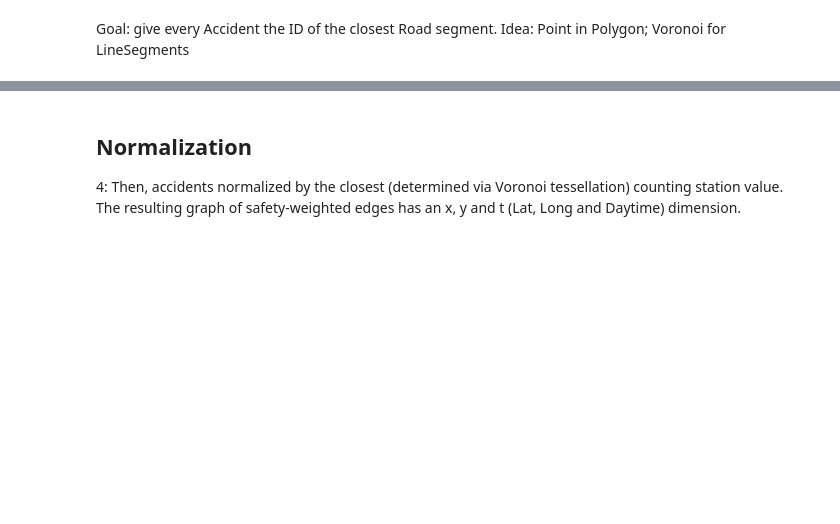
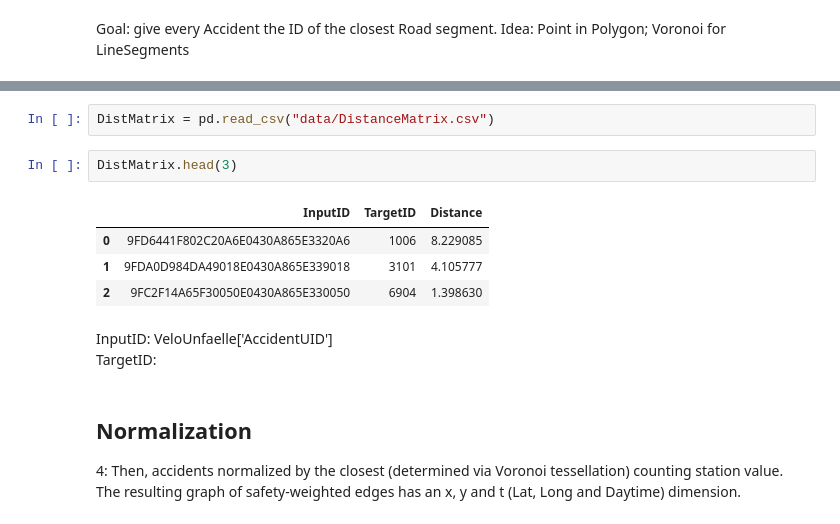
Before and after one commit to thereallinusrg/Velo-Zueri-Unfaelle, a Jupyter notebook: linus-notebook.ipynb, the cells around one changed output, grey strips where cells are left out. Saved outputs shown, nothing was run; the diff lists cells and outputs as text; blank space fills up the shorter version.

Commit message:
QGIS Distance Matrix

```diff
--- a/linus-notebook.ipynb
+++ b/linus-notebook.ipynb
@@ -194,3 +186,15 @@ ValueError: setting an array element with a sequence.
+# %%
+DistMatrix = pd.read_csv("data/DistanceMatrix.csv")
+# %%
+DistMatrix.head(3)
+# %% [output]
+|  | InputID | TargetID | Distance |
+| 0 | 9FD6441F802C20A6E0430A865E3320A6 | 1006 | 8.229085 |
+| 1 | 9FDA0D984DA49018E0430A865E339018 | 3101 | 4.105777 |
+| 2 | 9FC2F14A65F30050E0430A865E330050 | 6904 | 1.398630 |
+# %% [markdown]
+InputID: VeloUnfaelle['AccidentUID'] <br>
+TargetID:
 # %% [markdown]
 ## Normalization
 4: Then, accidents normalized by the closest (determined via Voronoi tessellation) counting station value.
```
Also changed, not shown: parts of 19 cells of this notebook, 6 other files.
